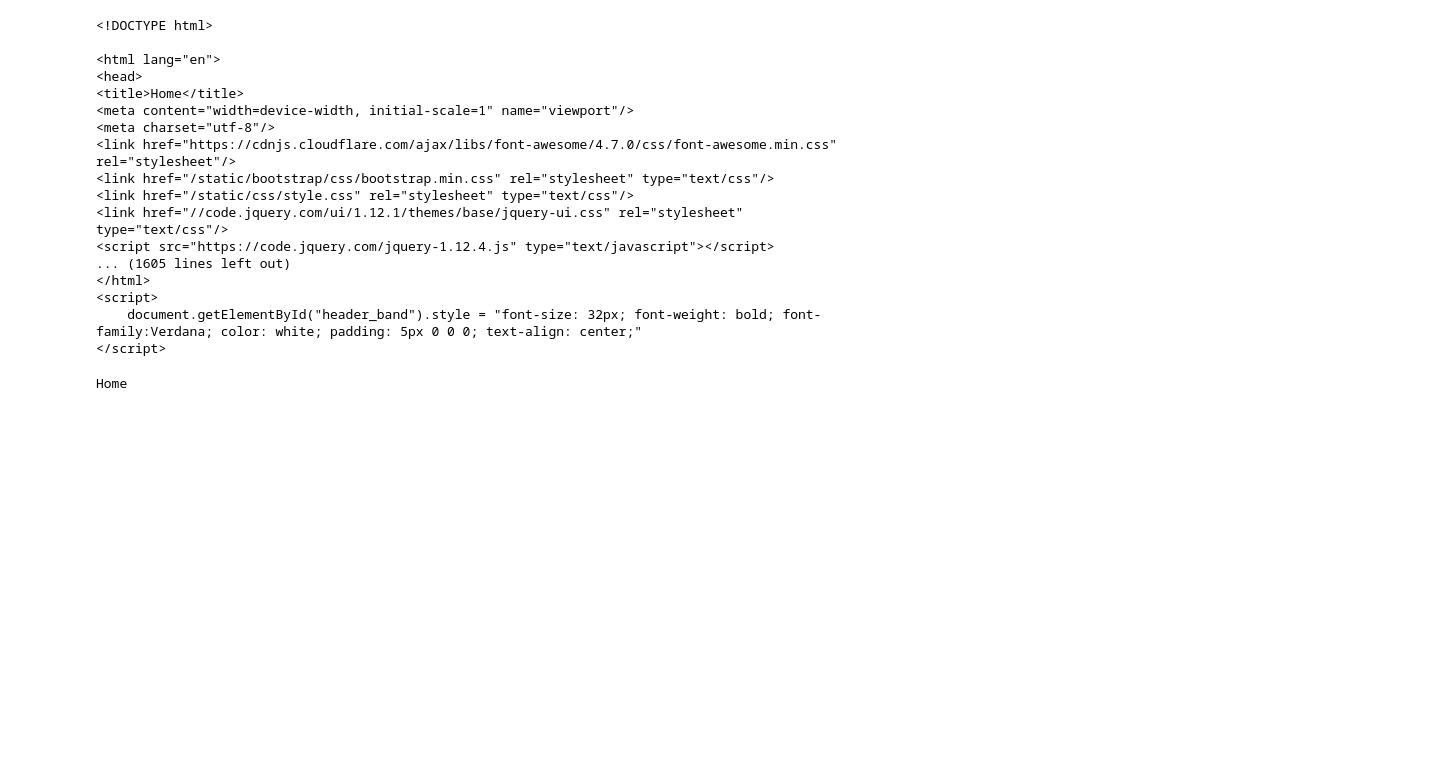
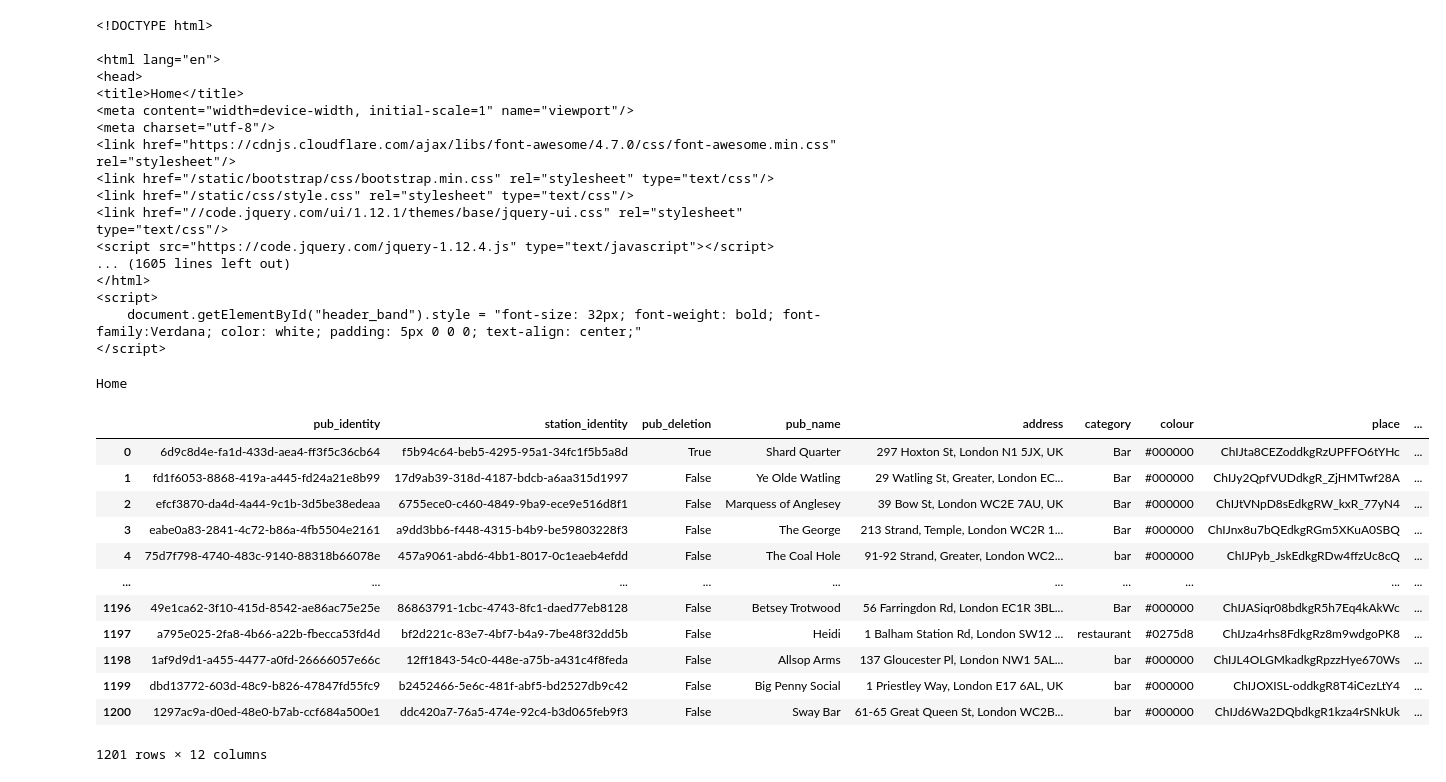
Before and after one commit to cartsmate/thepubpicker, a Jupyter notebook: Untitled.ipynb, the cells around one changed output. Cells and saved outputs as stored; diff of their text form; code cells hidden in the pictures; blank space fills up the shorter version.

```diff
--- a/Untitled.ipynb
+++ b/Untitled.ipynb
@@ -58,3 +58,27 @@ with open('file1.html') as file1, open('file2.html') as file2:
         if file1Line != file2Line:
             print(file1Line.strip('\n'))
             print(file2Line.strip('\n'))
+# %%
+import pandas as pd
+import os
+cdpth = os.getcwd()
+# cdpth
+df = pd.read_csv(cdpth + '/files/details.csv')
+df = df.drop('area_identity', axis=1)
+df.to_csv(cdpth + '/files/details.csv', sep=',', encoding='utf-8', index=False)
+df = pd.read_csv(cdpth + '/files/details.csv')
+df
+# %% [output]
+|  | pub_identity | station_identity | pub_deletion | pub_name | address | category | colour | place | ... |
+| 0 | 6d9c8d4e-fa1d-433d-aea4-ff3f5c36cb64 | f5b94c64-beb5-4295-95a1-34fc1f5b5a8d | True | Shard Quarter | 297 Hoxton St, London N1 5JX, UK | Bar | #000000 | ChIJta8CEZoddkgRzUPFFO6tYHc | ... |
+| 1 | fd1f6053-8868-419a-a445-fd24a21e8b99 | 17d9ab39-318d-4187-bdcb-a6aa315d1997 | False | Ye Olde Watling | 29 Watling St, Greater, London EC... | Bar | #000000 | ChIJy2QpfVUDdkgR_ZjHMTwf28A | ... |
+| 2 | efcf3870-da4d-4a44-9c1b-3d5be38edeaa | 6755ece0-c460-4849-9ba9-ece9e516d8f1 | False | Marquess of Anglesey | 39 Bow St, London WC2E 7AU, UK | Bar | #000000 | ChIJtVNpD8sEdkgRW_kxR_77yN4 | ... |
+| 3 | eabe0a83-2841-4c72-b86a-4fb5504e2161 | a9dd3bb6-f448-4315-b4b9-be59803228f3 | False | The George | 213 Strand, Temple, London WC2R 1... | Bar | #000000 | ChIJnx8u7bQEdkgRGm5XKuA0SBQ | ... |
+| 4 | 75d7f798-4740-483c-9140-88318b66078e | 457a9061-abd6-4bb1-8017-0c1eaeb4efdd | False | The Coal Hole | 91-92 Strand, Greater, London WC2... | bar | #000000 | ChIJPyb_JskEdkgRDw4ffzUc8cQ | ... |
+| ... | ... | ... | ... | ... | ... | ... | ... | ... | ... |
+| 1196 | 49e1ca62-3f10-415d-8542-ae86ac75e25e | 86863791-1cbc-4743-8fc1-daed77eb8128 | False | Betsey Trotwood | 56 Farringdon Rd, London EC1R 3BL... | Bar | #000000 | ChIJASiqr08bdkgR5h7Eq4kAkWc | ... |
+| 1197 | a795e025-2fa8-4b66-a22b-fbecca53fd4d | bf2d221c-83e7-4bf7-b4a9-7be48f32dd5b | False | Heidi | 1 Balham Station Rd, London SW12 ... | restaurant | #0275d8 | ChIJza4rhs8FdkgRz8m9wdgoPK8 | ... |
+| 1198 | 1af9d9d1-a455-4477-a0fd-26666057e66c | 12ff1843-54c0-448e-a75b-a431c4f8feda | False | Allsop Arms | 137 Gloucester Pl, London NW1 5AL... | bar | #000000 | ChIJL4OLGMkadkgRpzzHye670Ws | ... |
+| 1199 | dbd13772-603d-48c9-b826-47847fd55fc9 | b2452466-5e6c-481f-abf5-bd2527db9c42 | False | Big Penny Social | 1 Priestley Way, London E17 6AL, UK | bar | #000000 | ChIJOXISL-oddkgR8T4iCezLtY4 | ... |
+| 1200 | 1297ac9a-d0ed-48e0-b7ab-ccf684a500e1 | ddc420a7-76a5-474e-92c4-b3d065feb9f3 | False | Sway Bar | 61-65 Great Queen St, London WC2B... | bar | #000000 | ChIJd6Wa2DQbdkgR1kza4rSNkUk | ... |
+1201 rows × 12 columns
```
Also changed, not shown: 50 other files.
